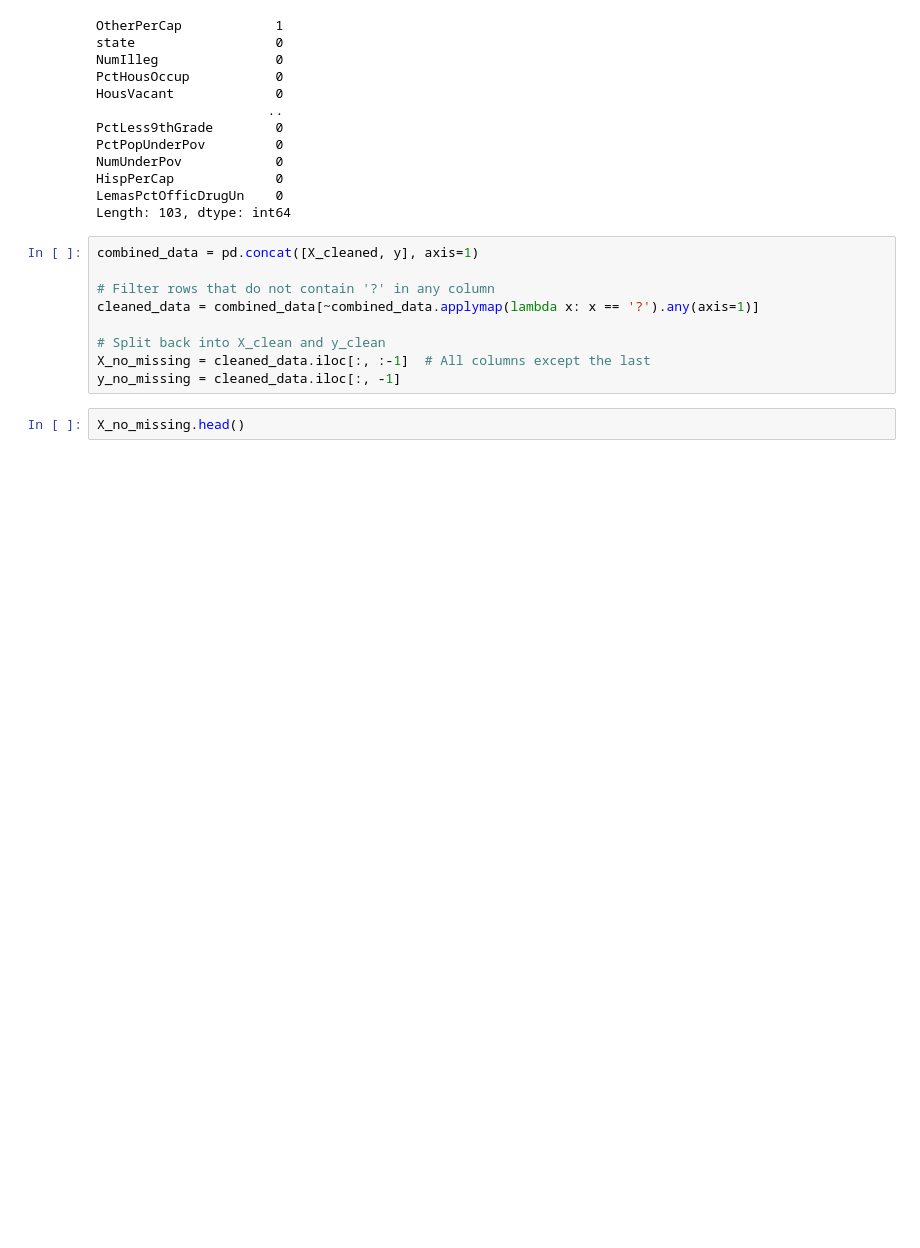
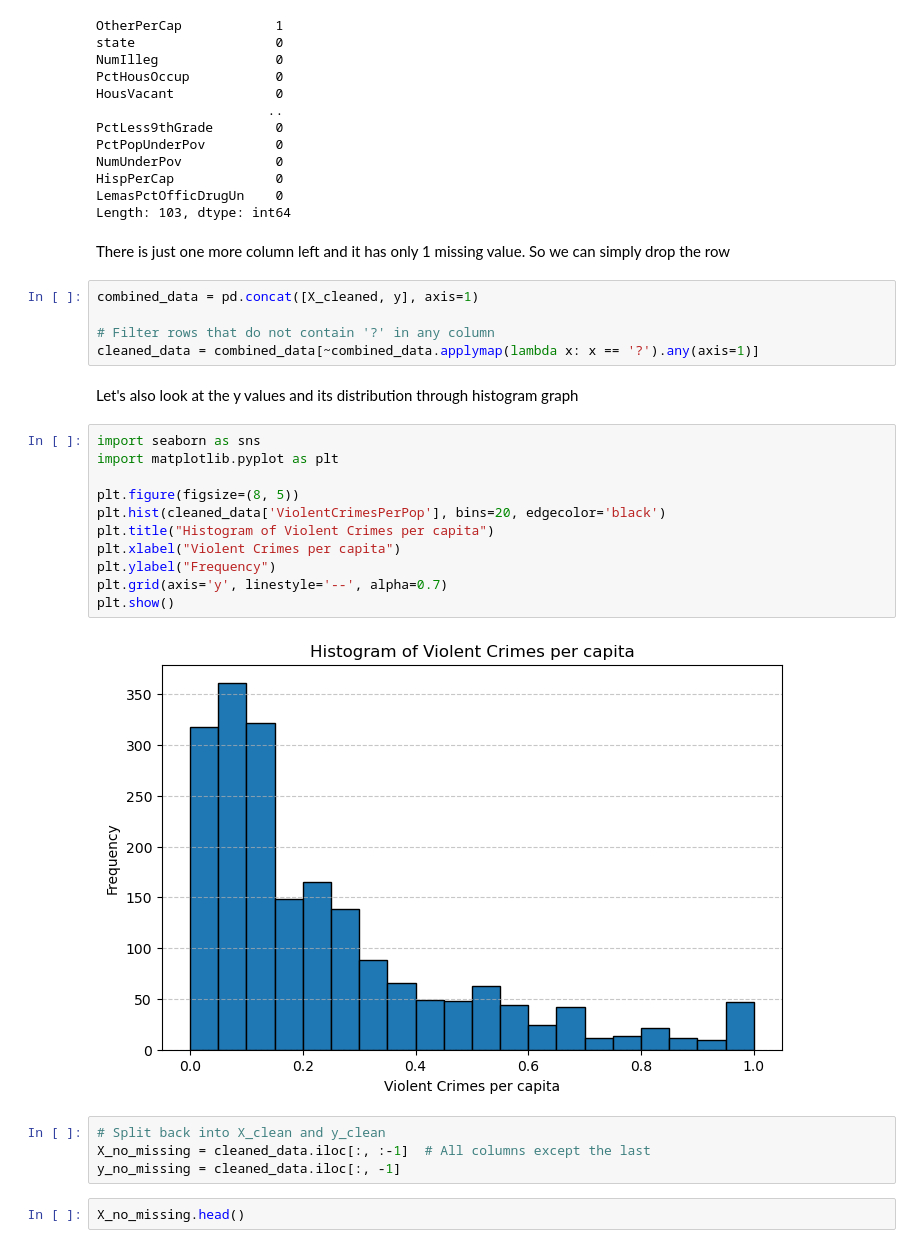
Before and after one commit to chikim79/linear_regression, a Jupyter notebook: final.ipynb, the cells around one changed output. Cells and saved outputs as stored; diff of their text form; blank space fills up the shorter version.

```diff
--- a/final.ipynb
+++ b/final.ipynb
@@ -159,15 +159,32 @@ NumUnderPov            0
 HispPerCap             0
 LemasPctOfficDrugUn    0
 Length: 103, dtype: int64
+# %% [markdown]
+There is just one more column left and it has only 1 missing value.  So we can simply drop the row
 # %%
 combined_data = pd.concat([X_cleaned, y], axis=1)
 
 # Filter rows that do not contain '?' in any column
 cleaned_data = combined_data[~combined_data.applymap(lambda x: x == '?').any(axis=1)]
-
-# Split back into X_clean and y_clean
-X_no_missing = cleaned_data.iloc[:, :-1]  # All columns except the last
-y_no_missing = cleaned_data.iloc[:, -1]
+# %% [markdown]
+Let's also look at the y values and its distribution through histogram graph
+# %%
+import seaborn as sns
+import matplotlib.pyplot as plt
+
+plt.figure(figsize=(8, 5))
+plt.hist(cleaned_data['ViolentCrimesPerPop'], bins=20, edgecolor='black')
+plt.title("Histogram of Violent Crimes per capita")
+plt.xlabel("Violent Crimes per capita")
+plt.ylabel("Frequency")
+plt.grid(axis='y', linestyle='--', alpha=0.7)
+plt.show()
+# %% [output]
+[figure, added]
+# %%
+# Split back into X_clean and y_clean
+X_no_missing = cleaned_data.iloc[:, :-1]  # All columns except the last
+y_no_missing = cleaned_data.iloc[:, -1]
 # %%
 X_no_missing.head()
 # %% [output]
```
Also changed, not shown: parts of 15 cells of this notebook.
